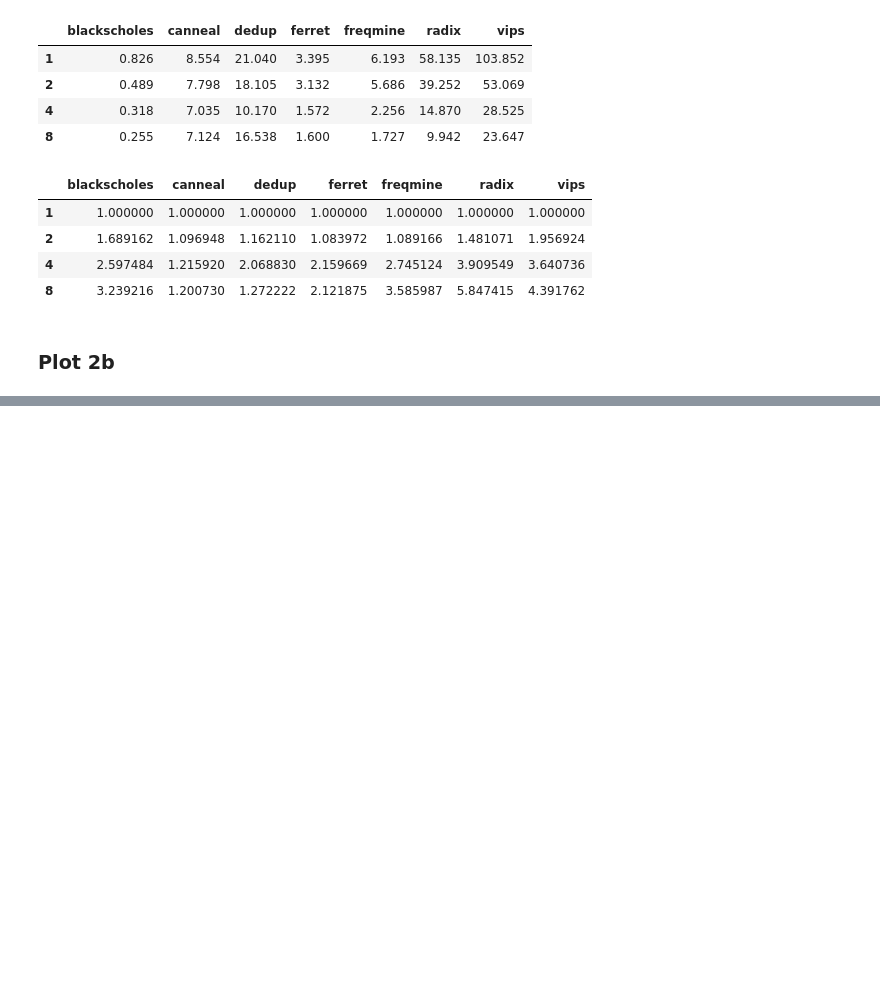
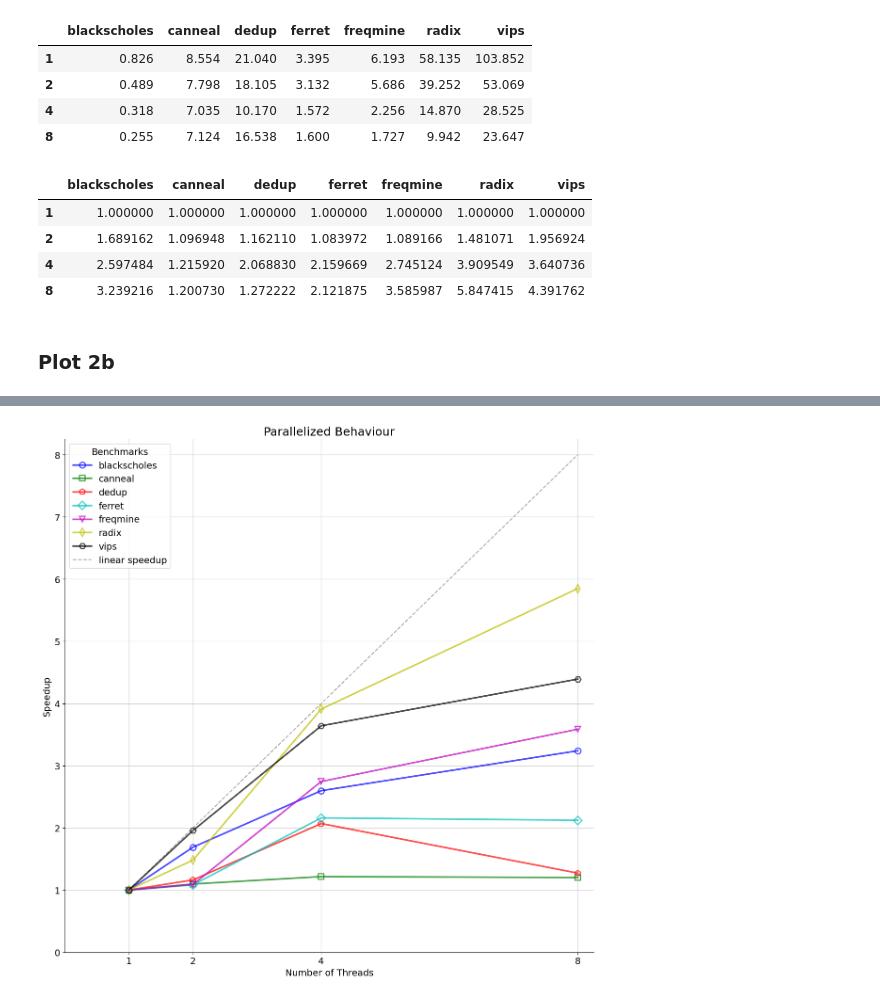
Before and after one commit to czanoli/ETH-Cloud-Computing-Architectures-2024, a Jupyter notebook: part2b/plots.ipynb, the cells around one changed output, grey strips where cells are left out. Drawn from its saved outputs; the diff is of its cells as text; code cells hidden in the pictures; blank space fills up the shorter version.

```diff
--- a/part2b/plots.ipynb
+++ b/part2b/plots.ipynb
@@ -90,0 +54,66 @@ Index(['1', '2', '4', '8'], dtype='object')
+# %%
+# Plotting
+fig, ax = plt.subplots(figsize=(12, 12))
+markers = ['o', 's', 'p', 'D', 'v', 'd', 'H']
+colors = [
+    '#0000ff',  # blue
+    '#007f00',  # green
+    '#ff0000',  # red
+    '#00bfbf',  # light blue
+    '#bf00bf',  # pink
+    '#bfbf00',  # ocra
+    '#000000'   # black
+]
+ax.spines['top'].set_visible(False)
+ax.spines['right'].set_visible(False)
+x_pos = [1, 2, 4, 8]
+
+for position in x_pos:
+    ax.axvline(position, color='lightgray', linewidth=1)
+
+ax.yaxis.grid(True, color='lightgray')
+
+y_labels = ['0', '1', '2', '3', '4', '5', '6', '7', '8']
+ax.set_yticks(range(0, 9, 1), y_labels)
+
+ax.set_xticks(x_pos)
+ax.set_xticklabels(x_pos)
+
+# Linear speedup line
+linear_speedup = ax.plot([1, 8], [1, 8], color='darkgrey', linestyle='--', label='linear speedup')[0]
+
+i = 0
+for column in normalized_speedups.columns:
+    ax.errorbar(list(map(int, normalized_speedups.index)), normalized_speedups[column], marker=markers[i], color=colors[i],
+                 markersize=9, markeredgewidth=1.75, markerfacecolor='none', label=column, alpha=0.7, linewidth=2.5)
+    i += 1
+
+ax.tick_params(axis='x', labelsize=14)
+ax.tick_params(axis='y', labelsize=14)
+ax.set_xlim(0, 8.25)
+ax.set_ylim(0, 8.25)
+ax.set_xlabel('Number of Threads', fontsize=14)
+ax.set_ylabel('Speedup', fontsize=14)
+ax.set_title('Parallelized Behaviour', fontsize=18)
+
+handles, labels = plt.gca().get_legend_handles_labels()
+handles.extend([linear_speedup])
+ax.legend(handles=handles[1:], title='Benchmarks', fontsize=14, title_fontsize=14)
+
+fig.tight_layout()
+
+if True:
+    plt.show()
+else:
+    matplotlib.use("pgf")
+    plt.rc("pgf", texsystem="pdflatex", rcfonts=False)
+    plt.rcParams.update({
+        "text.usetex": True,
+        "font.family": "serif",
+        # Use LaTeX default serif font.
+        "font.serif": [],
+    })
+    plt.savefig("plots/plot2b_CCA_guidelines.pgf", bbox_inches="tight", backend='pgf')
+    print('done')
+# %% [output]
+[figure, added]
```
Also changed, not shown: parts of 2 cells of this notebook, 5 other files.
